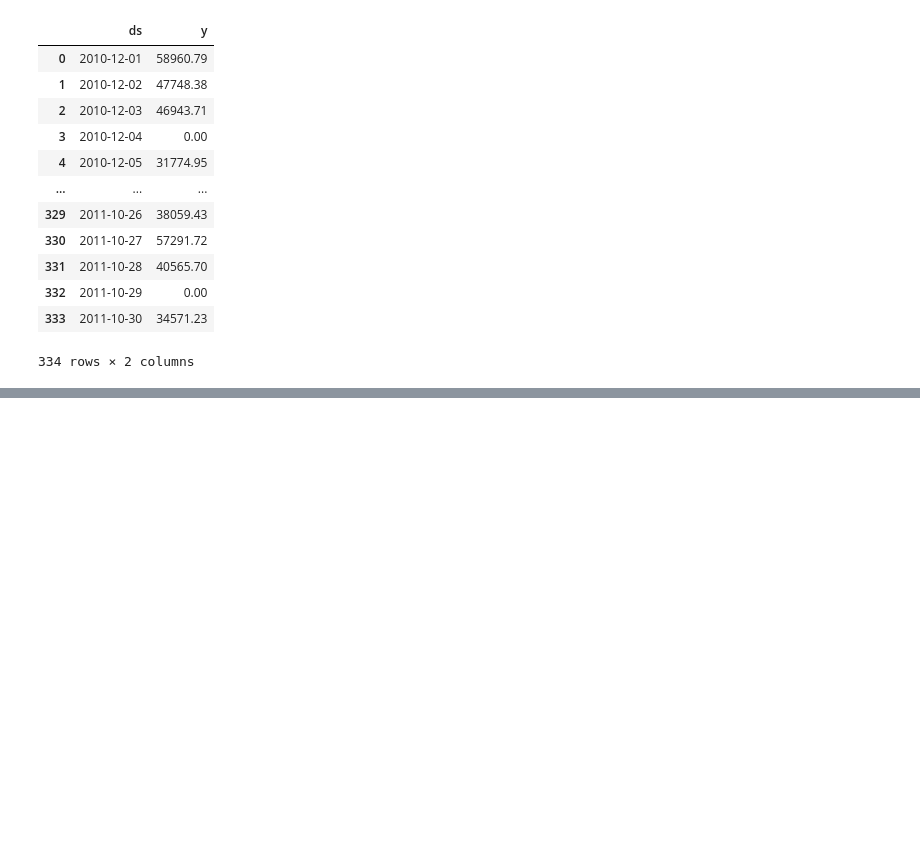
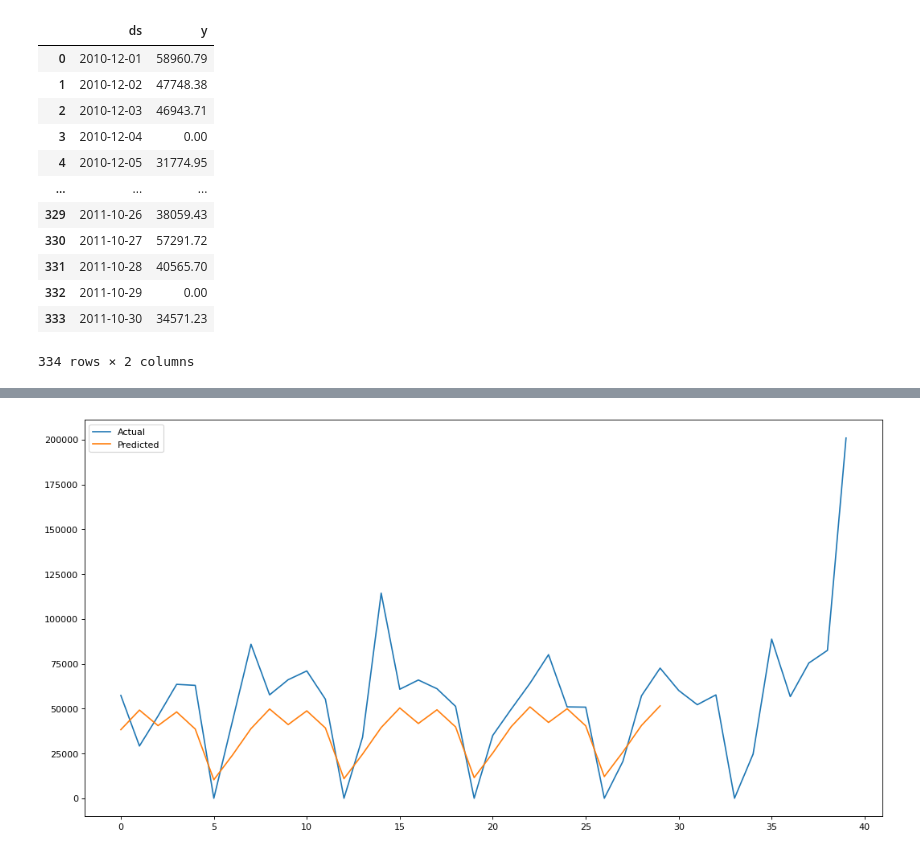
Before and after one commit to ha-es/doit_python, a Jupyter notebook: BDA/하은서73_0528_필수1.ipynb, the cells around one changed output, grey strips where cells are left out. Cells and saved outputs as stored; diff of their text form; code cells hidden in the pictures; blank space fills up the shorter version.

```diff
--- a/BDA/하은서73_0528_필수1.ipynb
+++ b/BDA/하은서73_0528_필수1.ipynb
@@ -227,0 +307,11 @@ prophet.fit(train)
+# %%
+from matplotlib.pyplot import figure
+figure(figsize=(16,8), dpi=80)
+
+ph_yhat = forecast[['ds','yhat']][334:]
+plt.plot(test['y'].values, label='Actual')
+plt.plot(ph_yhat['yhat'].values, label='Predicted')
+plt.legend()
+plt.show()
+# %% [output]
+[figure, added]
```
Also changed, not shown: parts of 25 cells of this notebook, 3 other files.
